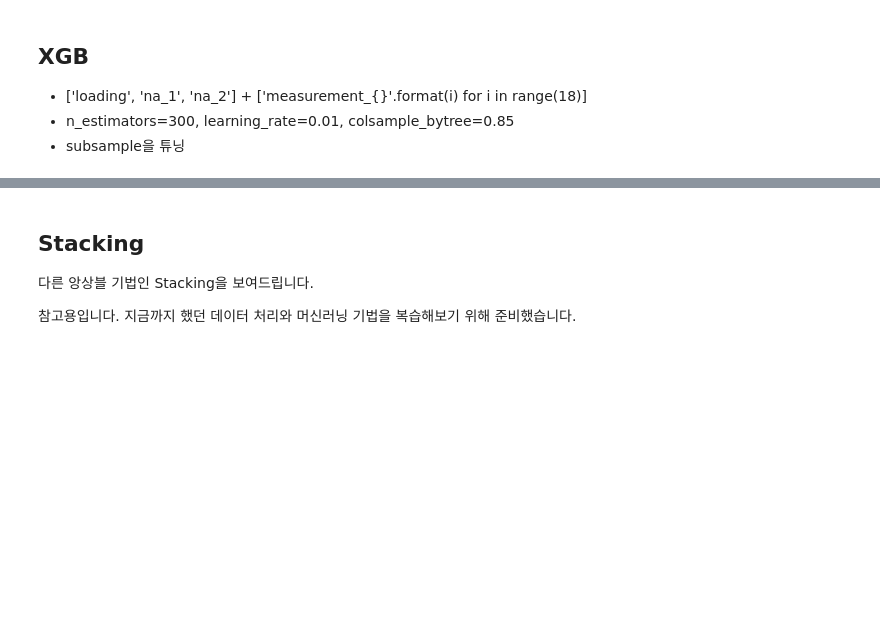
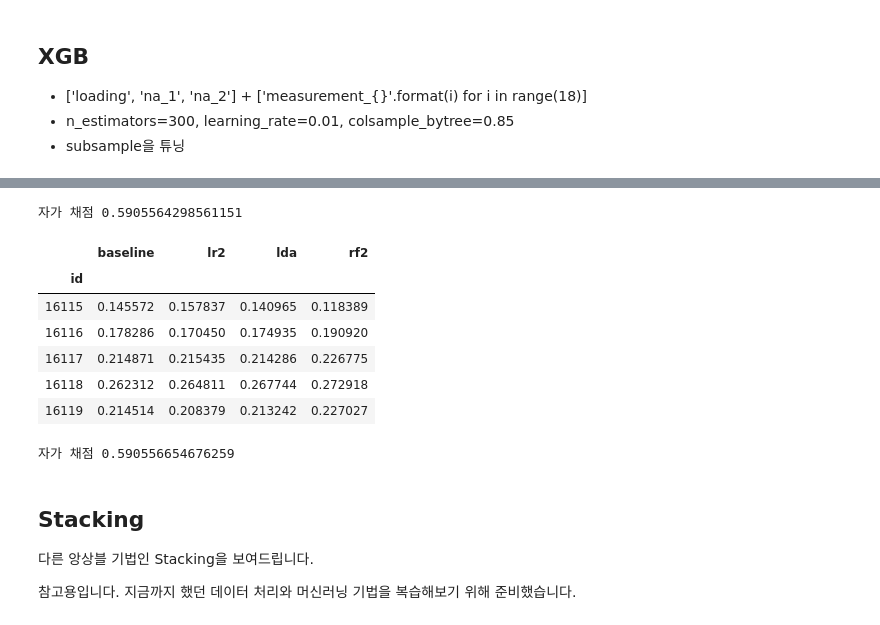
Before and after one commit to sunkusun9/DS_lv3_2506_1, a Jupyter notebook: sec_ds_lv3_prob1_kaggle.ipynb, the cells around one changed output, grey strips where cells are left out. Drawn from its saved outputs; the diff is of its cells as text; code cells hidden in the pictures; blank space fills up the shorter version.

Commit message:
Day2 Kaggle 문제 풀이 올립니다.

```diff
--- a/sec_ds_lv3_prob1_kaggle.ipynb
+++ b/sec_ds_lv3_prob1_kaggle.ipynb
@@ -273,3 +349,13 @@ Baseline + loading_log
 
 LDA + SFS: STD \['loading', 'measurement_1', 'measurement_4', 'measurement_14', 'measurement_17'\]
           , ['na_1'\]
+# %%
+# Baseline 튜닝: C
+from sklearn.discriminant_analysis import LinearDiscriminantAnalysis
+ct = ColumnTransformer([
+    ('std', StandardScaler(), ['loading', 'measurement_1', 'measurement_4', 'measurement_14','measurement_17']),
+    ('pt', 'passthrough', ['na_1'])
+])
+
+clf_lda = make_pipeline(ct, LinearDiscriminantAnalysis())
+eval_model('clf_lda', clf_lda)
@@ -283,0 +403,12 @@ LDA + SFS: STD \['loading', 'measurement_1', 'measurement_4', 'measurement_14',
+# %%
+# Baseline 튜닝: C
+from sklearn.ensemble import RandomForestClassifier
+ct = ColumnTransformer([
+    ('std_lda', make_pipeline(StandardScaler(), LinearDiscriminantAnalysis()), ['loading'] + ['measurement_{}'.format(i) for i in range(18)]),
+    ('pt', 'passthrough', ['na_1', 'na_2'])
+])
+
+clf_rf2 = make_pipeline(ct, RandomForestClassifier(
+    max_depth=6, n_estimators=100, min_samples_split=512, random_state=123, max_features = 0.75
+))
+eval_model('clf_rf2', clf_rf2)
@@ -303,5 +477,38 @@ eval_model('vt', clf_vt)
+# %%
+prd = select_model(clf_vt)
+print('자가 채점', roc_auc_score(s_kaggle_ans, prd))
+# %% [output]
+자가 채점 0.5905564298561151
 # %%
 # Voting을 직접해봅니다.
+
+model_list = [
+    ('baseline', clf_lr), # LR + SFS
+    ('lr2', clf_lr2), # LR.2: LR + feature PCA
+    ('lda', clf_lda), # LDA
+    ('rf2', clf_rf2), # RF + LDA
+]
+
+
+df_vt = pd.concat([
+    pd.Series(
+        clf.fit(df_train[X_all], df_train['failure']).predict_proba(df_test[X_all])[:, 1], index = df_test.index, name = name
+    )
+    for name, clf in model_list
+], axis = 1)
+df_vt.head()
+# %% [output]
+|  | baseline | lr2 | lda | rf2 |
+| id |  |  |  |  |
+| 16115 | 0.145572 | 0.157837 | 0.140965 | 0.118389 |
+| 16116 | 0.178286 | 0.170450 | 0.174935 | 0.190920 |
+| 16117 | 0.214871 | 0.215435 | 0.214286 | 0.226775 |
+| 16118 | 0.262312 | 0.264811 | 0.267744 | 0.272918 |
+| 16119 | 0.214514 | 0.208379 | 0.213242 | 0.227027 |
+# %%
+print('자가 채점', roc_auc_score(s_kaggle_ans, df_vt.mean(axis = 1)))
+# %% [output]
+자가 채점 0.590556654676259
 # %% [markdown]
 ## Stacking
 
```
Also changed, not shown: parts of 40 cells of this notebook.
